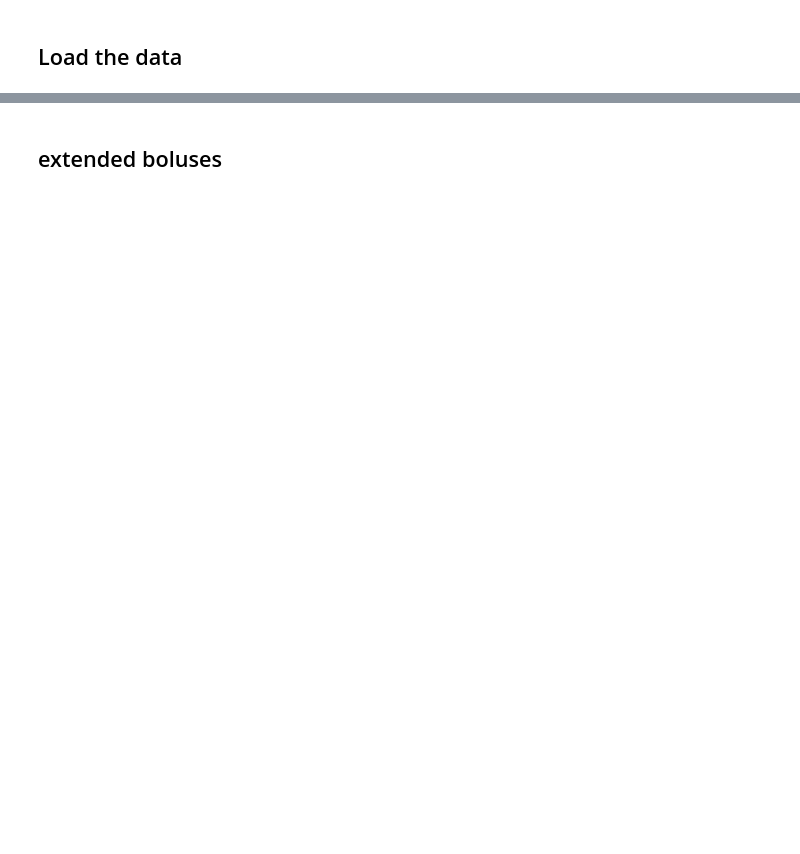
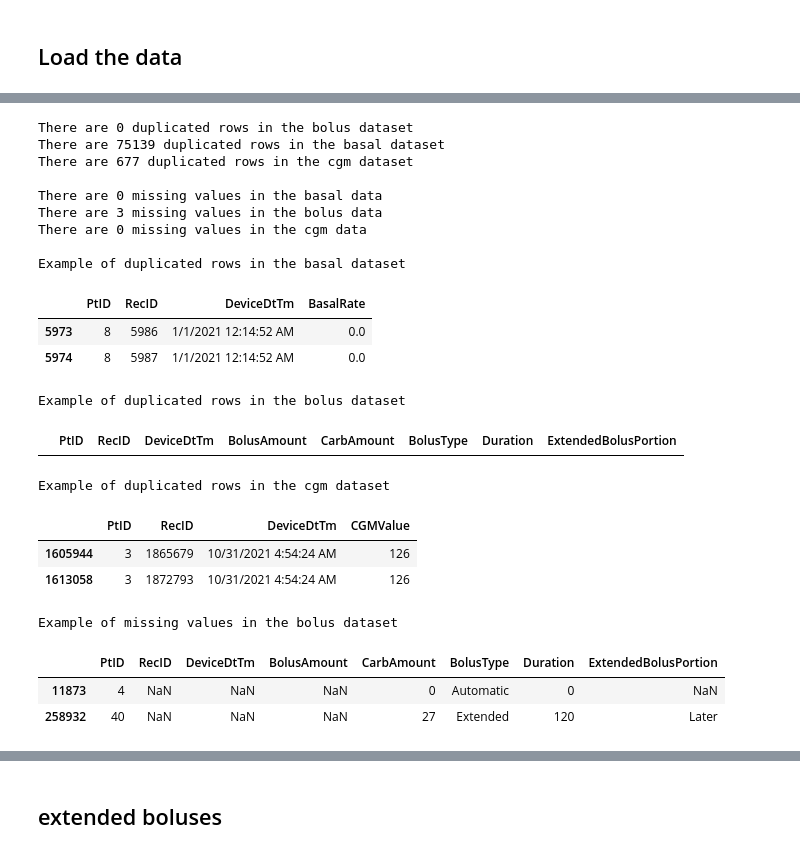
Before and after one commit to nudgebg/egvinsulin, a Jupyter notebook: notebooks/understand-pedap-dataset.ipynb, the cells around one changed output, grey strips where cells are left out. Cells and saved outputs as stored; diff of their text form; code cells hidden in the pictures; blank space fills up the shorter version.

```diff
--- a/notebooks/understand-pedap-dataset.ipynb
+++ b/notebooks/understand-pedap-dataset.ipynb
@@ -69,0 +121,44 @@ df_cgm = pd.read_csv(os.path.join(study_path, 'Data Files', 'PEDAPTandemCGMDataG
+# %%
+print()
+print(f"There are {df_bolus.duplicated(subset=['PtID','DeviceDtTm','BolusAmount','CarbAmount','BolusType','Duration']).sum()} duplicated rows in the bolus dataset")
+print(f"There are {df_basal.duplicated(subset=['PtID','DeviceDtTm','BasalRate']).sum()} duplicated rows in the basal dataset")
+print(f"There are {df_cgm.duplicated(subset=['PtID','DeviceDtTm']).sum()} duplicated rows in the cgm dataset")
+print()
+print(f"There are {df_basal.DeviceDtTm.isna().sum()} missing values in the basal data")
+print(f"There are {df_bolus.DeviceDtTm.isna().sum()} missing values in the bolus data")
+print(f"There are {df_cgm.DeviceDtTm.isna().sum()} missing values in the cgm data")
+print()
+
+print("Example of duplicated rows in the basal dataset")
+display(df_basal.loc[df_basal.duplicated(subset=['PtID','DeviceDtTm','BasalRate'], keep=False)].sort_values(by=['PtID','DeviceDtTm']).head(2))
+print("Example of duplicated rows in the bolus dataset")
+display(df_bolus.loc[df_bolus.duplicated(subset=['PtID','DeviceDtTm','BolusAmount','CarbAmount','BolusType','Duration'], keep=False)].sort_values(by=['PtID','DeviceDtTm']).head(2))
+print("Example of duplicated rows in the cgm dataset")
+display(df_cgm.loc[df_cgm.duplicated(subset=['PtID','DeviceDtTm'], keep=False)].sort_values(by=['PtID','DeviceDtTm']).head(2))
+
+print()
+print("Example of missing values in the bolus dataset")
+display(df_bolus.loc[df_bolus.DeviceDtTm.isna()].head(2))
+# %% [output]
+There are 0 duplicated rows in the bolus dataset
+There are 75139 duplicated rows in the basal dataset
+There are 677 duplicated rows in the cgm dataset
+
+There are 0 missing values in the basal data
+There are 3 missing values in the bolus data
+There are 0 missing values in the cgm data
+
+Example of duplicated rows in the basal dataset
+|  | PtID | RecID | DeviceDtTm | BasalRate |
+| 5973 | 8 | 5986 | 1/1/2021 12:14:52 AM | 0.0 |
+| 5974 | 8 | 5987 | 1/1/2021 12:14:52 AM | 0.0 |
+Example of duplicated rows in the bolus dataset
+|  | PtID | RecID | DeviceDtTm | BolusAmount | CarbAmount | BolusType | Duration | ExtendedBolusPortion |
+Example of duplicated rows in the cgm dataset
+|  | PtID | RecID | DeviceDtTm | CGMValue |
+| 1605944 | 3 | 1865679 | 10/31/2021 4:54:24 AM | 126 |
+| 1613058 | 3 | 1872793 | 10/31/2021 4:54:24 AM | 126 |
+Example of missing values in the bolus dataset
+|  | PtID | RecID | DeviceDtTm | BolusAmount | CarbAmount | BolusType | Duration | ExtendedBolusPortion |
+| 11873 | 4 | NaN | NaN | NaN | 0 | Automatic | 0 | NaN |
+| 258932 | 40 | NaN | NaN | NaN | 27 | Extended | 120 | Later |
```
Also changed, not shown: parts of 29 cells of this notebook.
